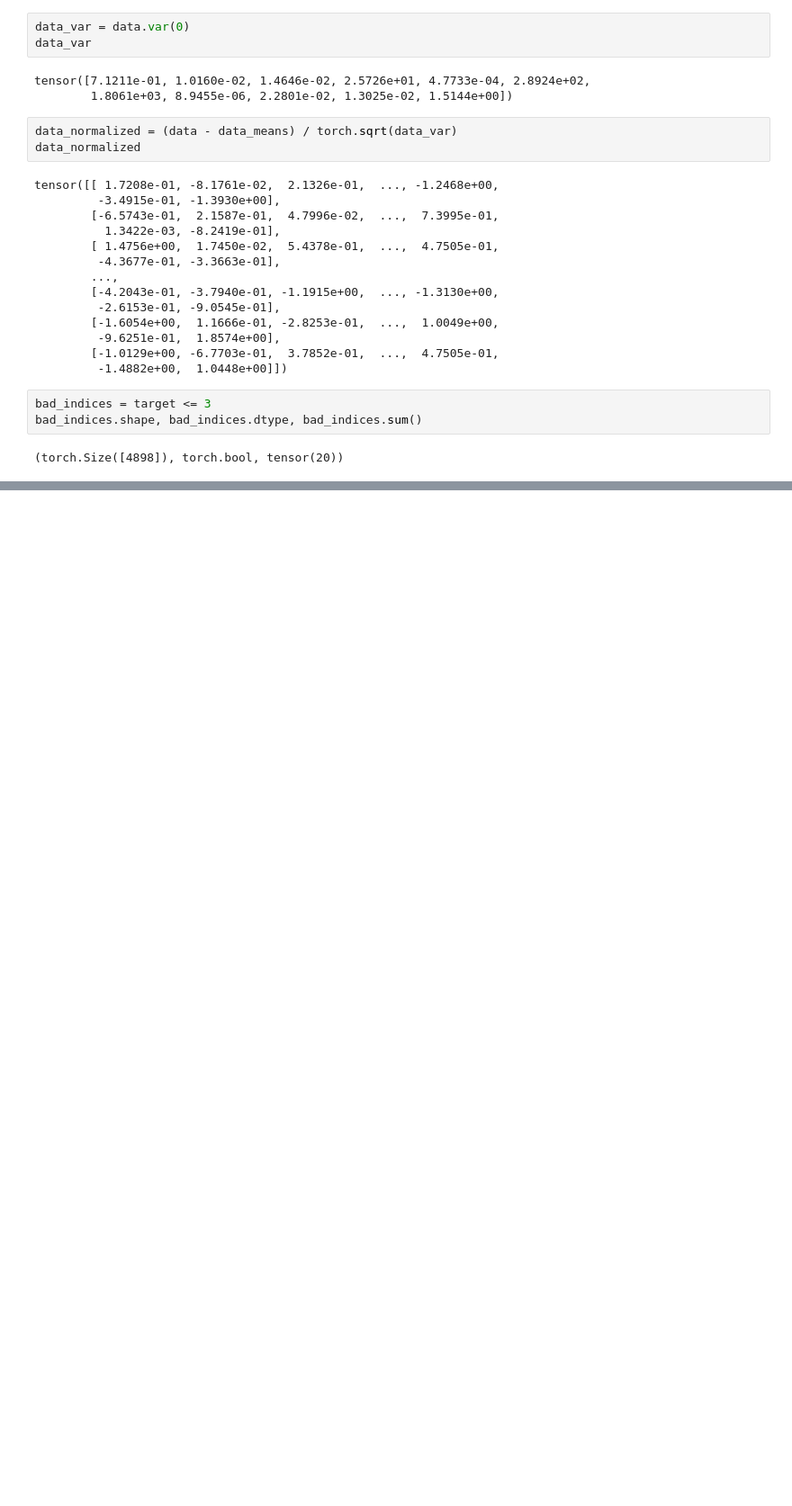
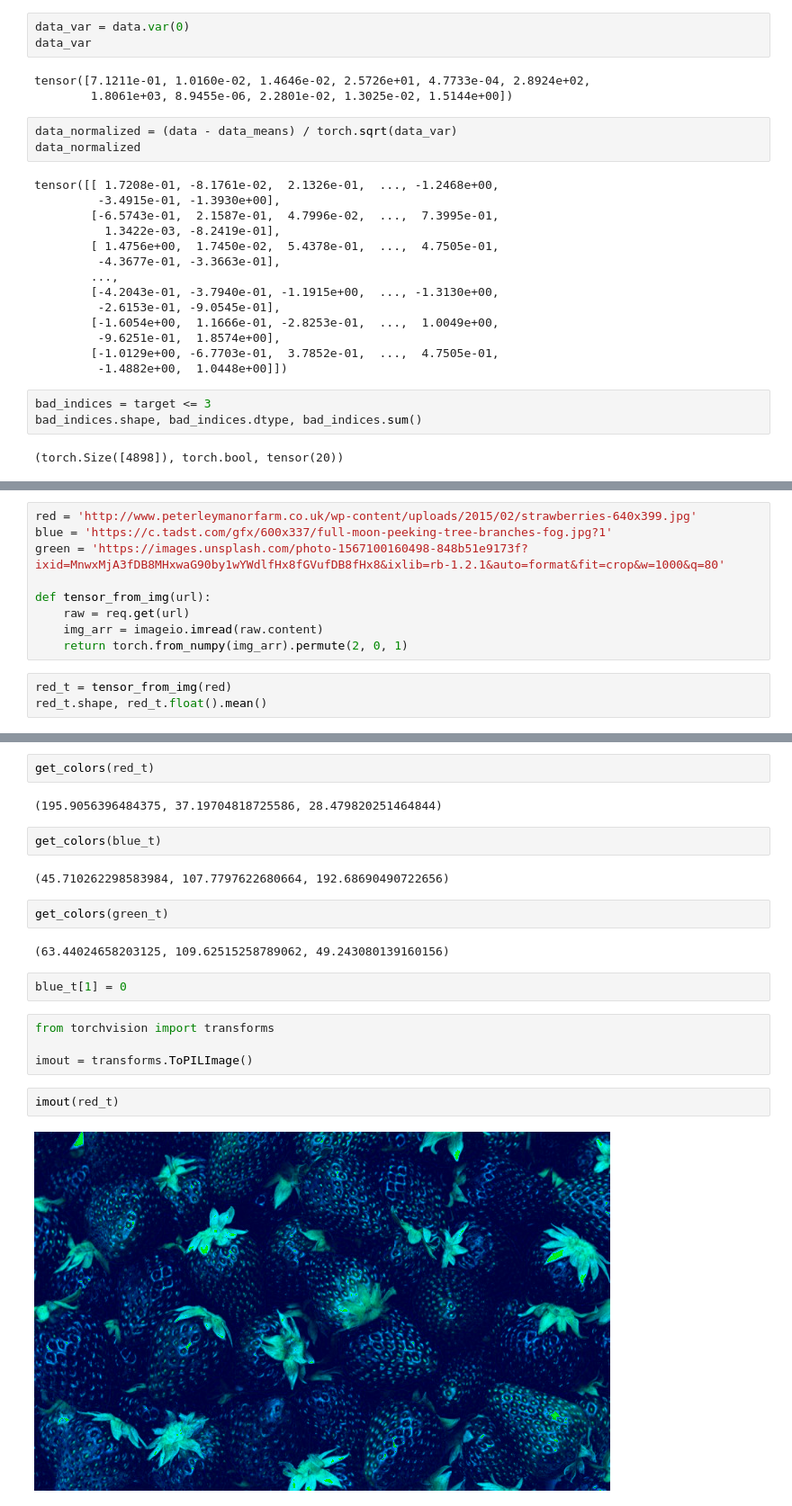
Before and after one commit to qader1/deep-learning-with-pytorch-book-exercises, a Jupyter notebook: Real-world data representation using tensors.ipynb, the cells around one changed output, grey strips where cells are left out. Shown at 90% size. Saved outputs shown, nothing was run; the diff lists cells and outputs as text; blank space fills up the shorter version.

```diff
--- a/Real-world data representation using tensors.ipynb
+++ b/Real-world data representation using tensors.ipynb
@@ -470,0 +547,12 @@ tensor([[0.0000, 0.0000, 0.0000,  ..., 0.3333, 0.3333, 0.3333],
+# %%
+red = 'http://www.peterleymanorfarm.co.uk/wp-content/uploads/2015/02/strawberries-640x399.jpg'
+blue = 'https://c.tadst.com/gfx/600x337/full-moon-peeking-tree-branches-fog.jpg?1'
+green = 'https://images.unsplash.com/photo-1567100160498-848b51e9173f?ixid=MnwxMjA3fDB8MHxwaG90by1wYWdlfHx8fGVufDB8fHx8&ixlib=rb-1.2.1&auto=format&fit=crop&w=1000&q=80'
+
+def tensor_from_img(url):
+    raw = req.get(url)
+    img_arr = imageio.imread(raw.content)
+    return torch.from_numpy(img_arr).permute(2, 0, 1)
+# %%
+red_t = tensor_from_img(red)
+red_t.shape, red_t.float().mean()
@@ -470,0 +573,22 @@ tensor([[0.0000, 0.0000, 0.0000,  ..., 0.3333, 0.3333, 0.3333],
+# %%
+get_colors(red_t)
+# %% [output]
+(195.9056396484375, 37.19704818725586, 28.479820251464844)
+# %%
+get_colors(blue_t)
+# %% [output]
+(45.710262298583984, 107.7797622680664, 192.68690490722656)
+# %%
+get_colors(green_t)
+# %% [output]
+(63.44024658203125, 109.62515258789062, 49.243080139160156)
+# %%
+blue_t[1] = 0
+# %%
+from torchvision import transforms
+
+imout = transforms.ToPILImage()
+# %%
+imout(red_t)
+# %% [output]
+[figure, added]
```
Also changed, not shown: parts of 56 cells of this notebook.
